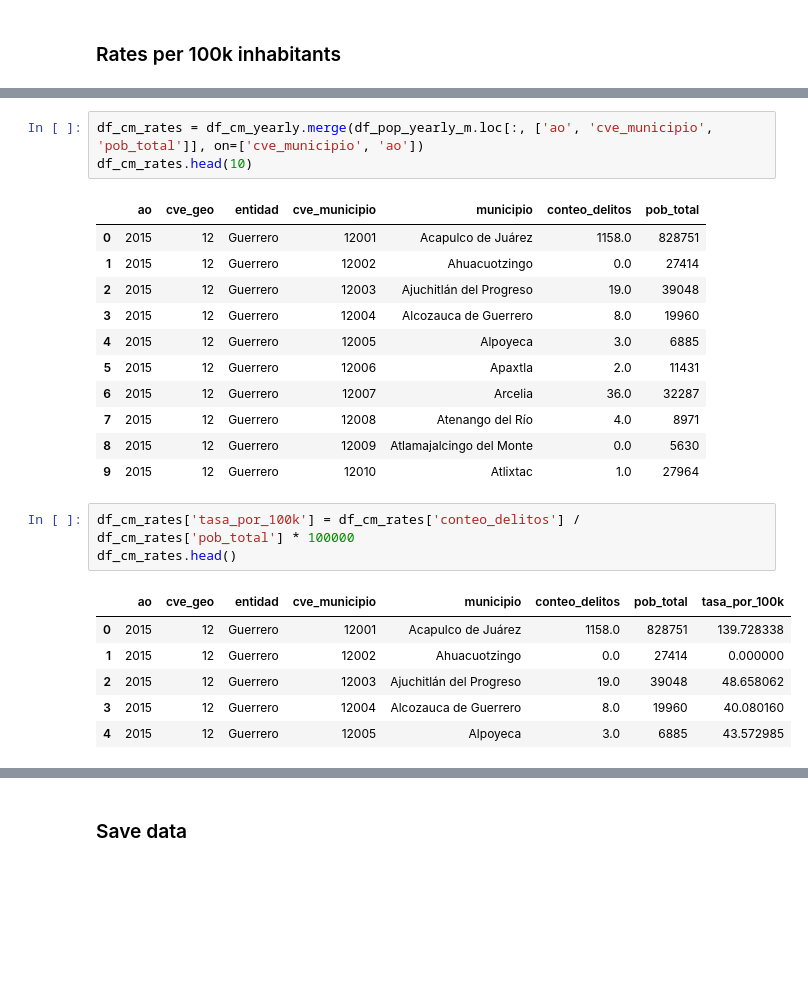
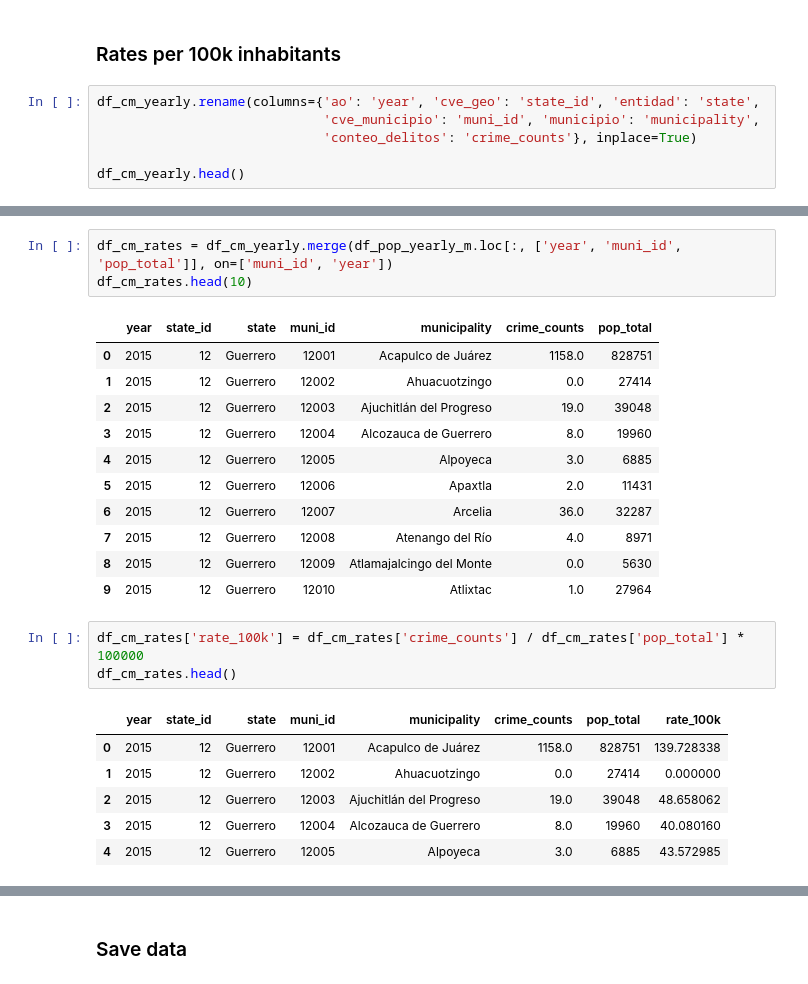
Before and after one commit to shani-alvarez/cgs-shadow-routes, a Jupyter notebook: notebooks/eda_crime_reports.ipynb, the cells around one changed output, grey strips where cells are left out. Cells and saved outputs as stored; diff of their text form; blank space fills up the shorter version.

```diff
--- a/notebooks/eda_crime_reports.ipynb
+++ b/notebooks/eda_crime_reports.ipynb
@@ -958,2 +972,8 @@ fig.show()
 # %% [markdown]
 ### Rates per 100k inhabitants
+# %%
+df_cm_yearly.rename(columns={'ao': 'year', 'cve_geo': 'state_id', 'entidad': 'state',
+                             'cve_municipio': 'muni_id', 'municipio': 'municipality',
+                             'conteo_delitos': 'crime_counts'}, inplace=True)
+
+df_cm_yearly.head()
@@ -960,8 +987,8 @@ fig.show()
 # %%
-df_cm_rates = df_cm_yearly.merge(df_pop_yearly_m.loc[:, ['ao', 'cve_municipio', 'pob_total']], on=['cve_municipio', 'ao'])
+df_cm_rates = df_cm_yearly.merge(df_pop_yearly_m.loc[:, ['year', 'muni_id', 'pop_total']], on=['muni_id', 'year'])
 df_cm_rates.head(10)
 # %% [output]
-|  | ao | cve_geo | entidad | cve_municipio | municipio | conteo_delitos | pob_total |
+|  | year | state_id | state | muni_id | municipality | crime_counts | pop_total |
 | 0 | 2015 | 12 | Guerrero | 12001 | Acapulco de Juárez | 1158.0 | 828751 |
 | 1 | 2015 | 12 | Guerrero | 12002 | Ahuacuotzingo | 0.0 | 27414 |
 | 2 | 2015 | 12 | Guerrero | 12003 | Ajuchitlán del Progreso | 19.0 | 39048 |
@@ -973,10 +1000,10 @@ df_cm_rates.head(10)
 | 8 | 2015 | 12 | Guerrero | 12009 | Atlamajalcingo del Monte | 0.0 | 5630 |
 | 9 | 2015 | 12 | Guerrero | 12010 | Atlixtac | 1.0 | 27964 |
 # %%
-df_cm_rates['tasa_por_100k'] = df_cm_rates['conteo_delitos'] / df_cm_rates['pob_total'] * 100000
+df_cm_rates['rate_100k'] = df_cm_rates['crime_counts'] / df_cm_rates['pop_total'] * 100000
 df_cm_rates.head()
 # %% [output]
-|  | ao | cve_geo | entidad | cve_municipio | municipio | conteo_delitos | pob_total | tasa_por_100k |
+|  | year | state_id | state | muni_id | municipality | crime_counts | pop_total | rate_100k |
 | 0 | 2015 | 12 | Guerrero | 12001 | Acapulco de Juárez | 1158.0 | 828751 | 139.728338 |
 | 1 | 2015 | 12 | Guerrero | 12002 | Ahuacuotzingo | 0.0 | 27414 | 0.000000 |
 | 2 | 2015 | 12 | Guerrero | 12003 | Ajuchitlán del Progreso | 19.0 | 39048 | 48.658062 |
```
Also changed, not shown: parts of 15 cells of this notebook, 2 other files.
